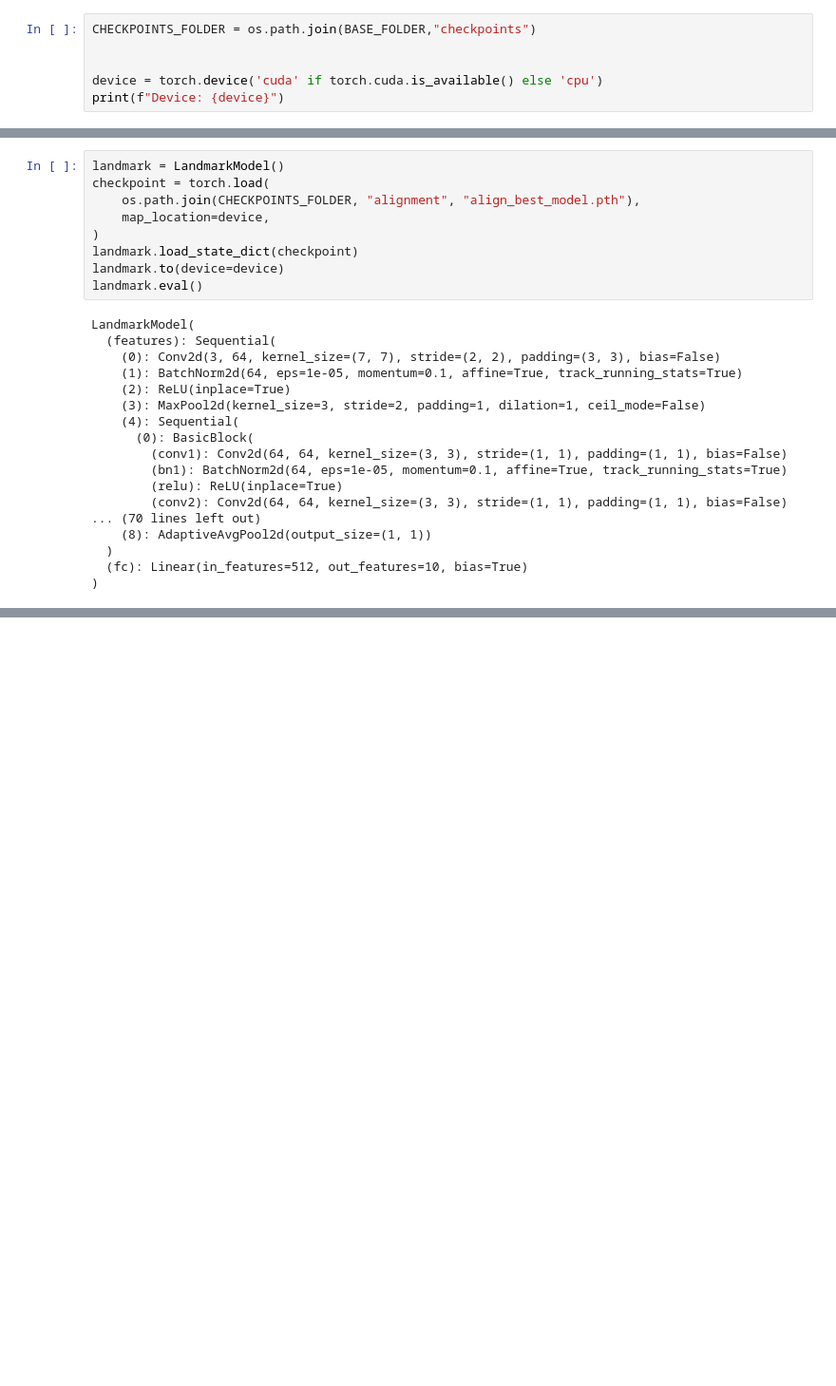
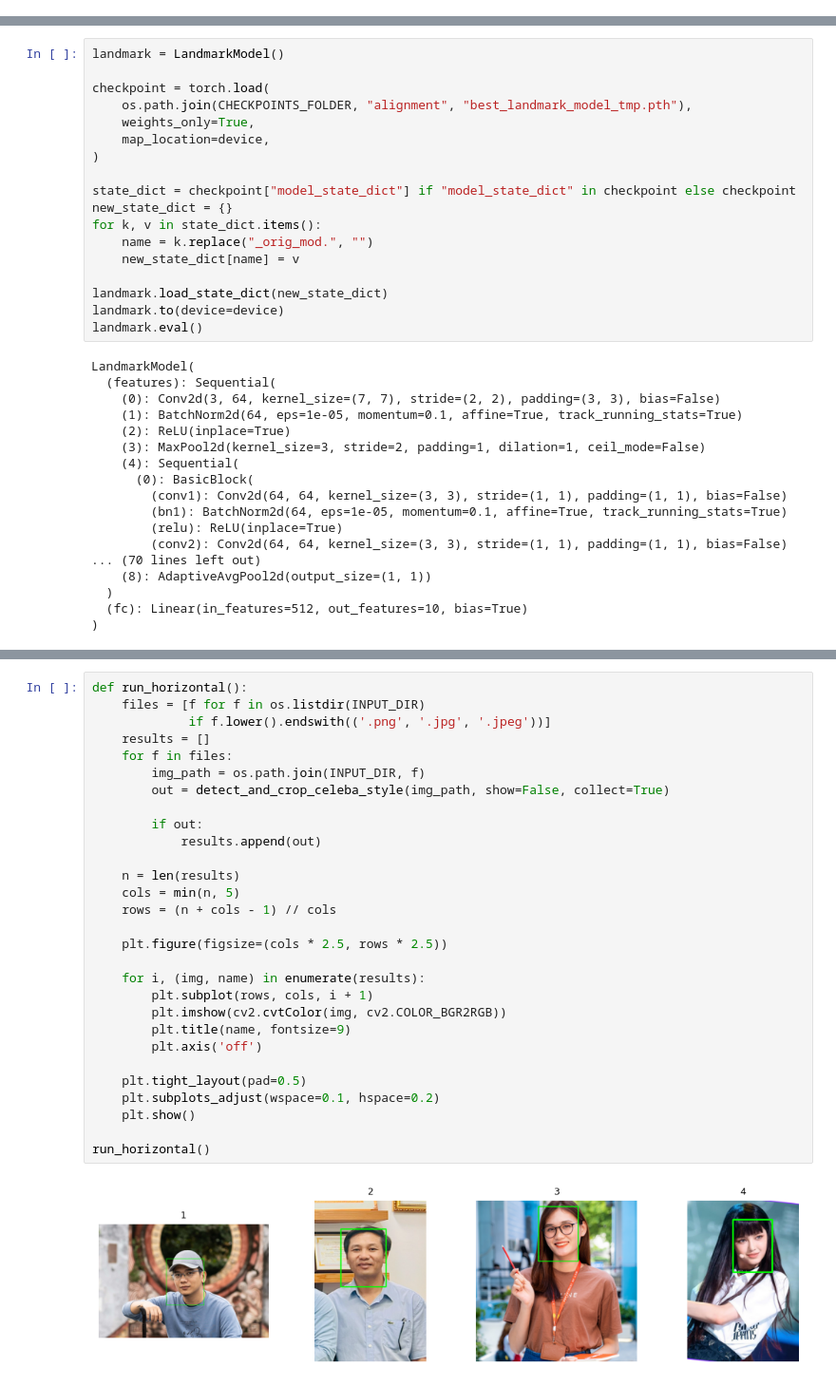
Before and after one commit to HuuQuangN2005/FaID-System, a Jupyter notebook: notebooks/inference.ipynb, the cells around one changed output, grey strips where cells are left out. Shown at 95% size. Cells and saved outputs as stored; diff of their text form; blank space fills up the shorter version.

Commit message:
feat(inference): detection, alignment

```diff
--- a/notebooks/inference.ipynb
+++ b/notebooks/inference.ipynb
@@ -18,6 +35,0 @@ from src.utils import *
-# %%
-CHECKPOINTS_FOLDER = os.path.join(BASE_FOLDER,"checkpoints")
-
-
-device = torch.device('cuda' if torch.cuda.is_available() else 'cpu')
-print(f"Device: {device}")
@@ -59,10 +90,19 @@ SimpleDetectionModel(
 # %%
 landmark = LandmarkModel()
+
 checkpoint = torch.load(
-    os.path.join(CHECKPOINTS_FOLDER, "alignment", "align_best_model.pth"),
+    os.path.join(CHECKPOINTS_FOLDER, "alignment", "best_landmark_model_tmp.pth"),
+    weights_only=True,
     map_location=device,
 )
-landmark.load_state_dict(checkpoint)
+
+state_dict = checkpoint["model_state_dict"] if "model_state_dict" in checkpoint else checkpoint
+new_state_dict = {}
+for k, v in state_dict.items():
+    name = k.replace("_orig_mod.", "")
+    new_state_dict[name] = v
+
+landmark.load_state_dict(new_state_dict)
 landmark.to(device=device)
 landmark.eval()
 # %% [output]
@@ -85,0 +276,31 @@ LandmarkModel(
+# %%
+def run_horizontal():
+    files = [f for f in os.listdir(INPUT_DIR)
+             if f.lower().endswith(('.png', '.jpg', '.jpeg'))]
+    results = []
+    for f in files:
+        img_path = os.path.join(INPUT_DIR, f)
+        out = detect_and_crop_celeba_style(img_path, show=False, collect=True)
+
+        if out:
+            results.append(out)
+
+    n = len(results)
+    cols = min(n, 5)
+    rows = (n + cols - 1) // cols
+
+    plt.figure(figsize=(cols * 2.5, rows * 2.5))
+
+    for i, (img, name) in enumerate(results):
+        plt.subplot(rows, cols, i + 1)
+        plt.imshow(cv2.cvtColor(img, cv2.COLOR_BGR2RGB))
+        plt.title(name, fontsize=9)
+        plt.axis('off')
+
+    plt.tight_layout(pad=0.5)
+    plt.subplots_adjust(wspace=0.1, hspace=0.2)
+    plt.show()
+
+run_horizontal()
+# %% [output]
+[figure, added]
```
Also changed, not shown: parts of 14 cells of this notebook, 16 other files.
